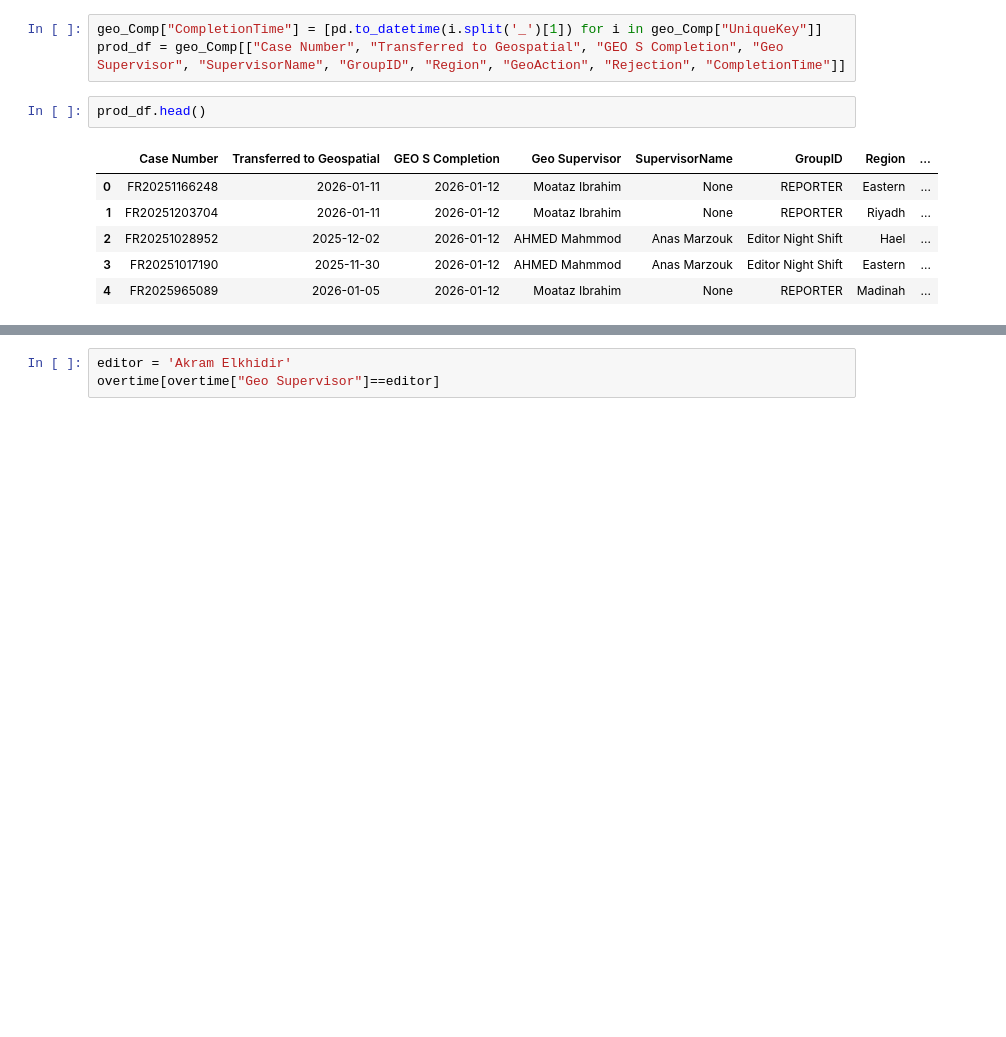
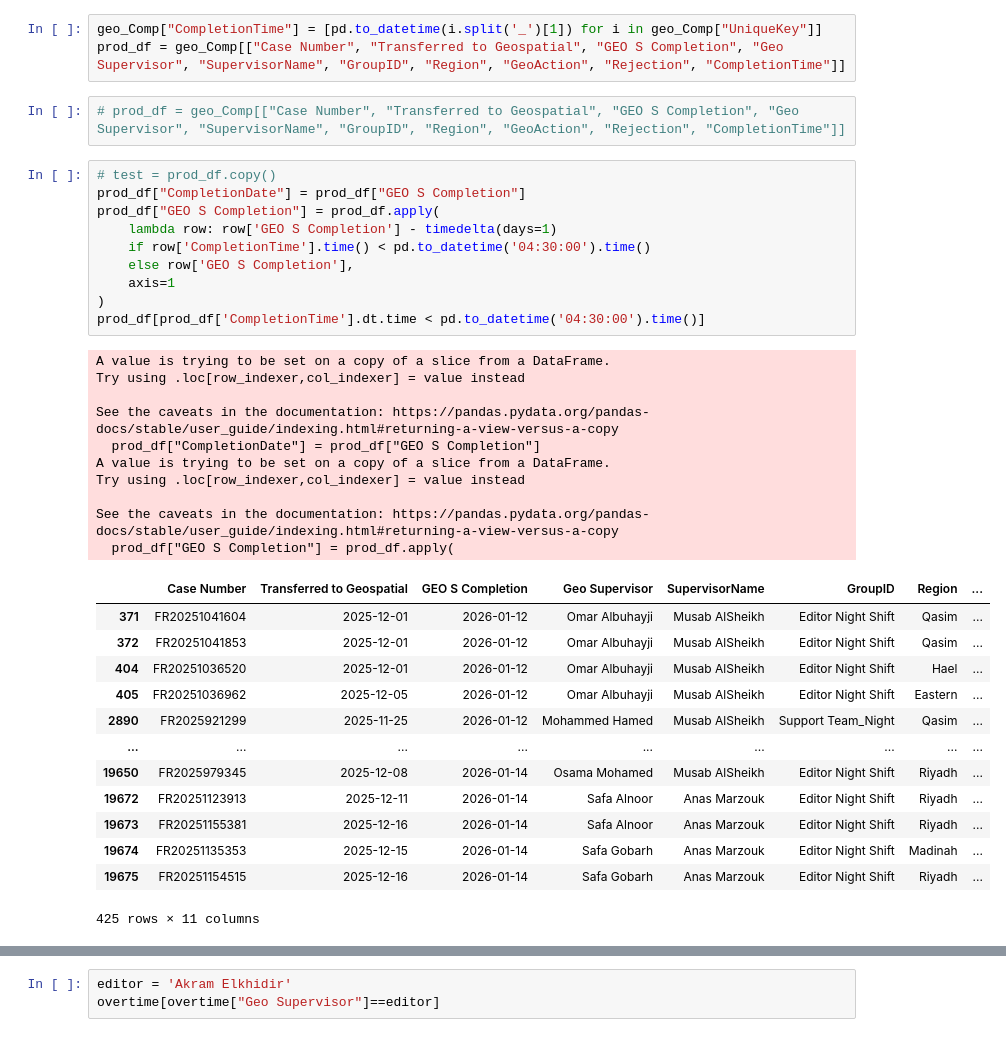
Before and after one commit to AymanSD/Editors-Evaluation, a Jupyter notebook: Evaluation.ipynb, the cells around one changed output, grey strips where cells are left out. Drawn from its saved outputs; the diff is of its cells as text; blank space fills up the shorter version.

```diff
--- a/Evaluation.ipynb
+++ b/Evaluation.ipynb
@@ -831,11 +722,38 @@ geo_Comp = convert_to_date(geo_Comp)
 geo_Comp["CompletionTime"] = [pd.to_datetime(i.split('_')[1]) for i in geo_Comp["UniqueKey"]]
 prod_df = geo_Comp[["Case Number", "Transferred to Geospatial", "GEO S Completion", "Geo Supervisor", "SupervisorName", "GroupID", "Region", "GeoAction", "Rejection", "CompletionTime"]]
 # %%
-prod_df.head()
+# prod_df = geo_Comp[["Case Number", "Transferred to Geospatial", "GEO S Completion", "Geo Supervisor", "SupervisorName", "GroupID", "Region", "GeoAction", "Rejection", "CompletionTime"]]
-# %% [output]
-|  | Case Number | Transferred to Geospatial | GEO S Completion | Geo Supervisor | SupervisorName | GroupID | Region | ... |
-| 0 | FR20251166248 | 2026-01-11 | 2026-01-12 | Moataz Ibrahim | None | REPORTER | Eastern | ... |
-| 1 | FR20251203704 | 2026-01-11 | 2026-01-12 | Moataz Ibrahim | None | REPORTER | Riyadh | ... |
-| 2 | FR20251028952 | 2025-12-02 | 2026-01-12 | AHMED Mahmmod | Anas Marzouk | Editor Night Shift | Hael | ... |
-| 3 | FR20251017190 | 2025-11-30 | 2026-01-12 | AHMED Mahmmod | Anas Marzouk | Editor Night Shift | Eastern | ... |
-| 4 | FR2025965089 | 2026-01-05 | 2026-01-12 | Moataz Ibrahim | None | REPORTER | Madinah | ... |
+# %%
+# test = prod_df.copy()
+prod_df["CompletionDate"] = prod_df["GEO S Completion"]
+prod_df["GEO S Completion"] = prod_df.apply(
+    lambda row: row['GEO S Completion'] - timedelta(days=1)
+    if row['CompletionTime'].time() < pd.to_datetime('04:30:00').time()
+    else row['GEO S Completion'],
+    axis=1
+)
+prod_df[prod_df['CompletionTime'].dt.time < pd.to_datetime('04:30:00').time()]
+# %% [output]
+A value is trying to be set on a copy of a slice from a DataFrame.
+Try using .loc[row_indexer,col_indexer] = value instead
+
+See the caveats in the documentation: https://pandas.pydata.org/pandas-docs/stable/user_guide/indexing.html#returning-a-view-versus-a-copy
+  prod_df["CompletionDate"] = prod_df["GEO S Completion"]
+A value is trying to be set on a copy of a slice from a DataFrame.
+Try using .loc[row_indexer,col_indexer] = value instead
+
+See the caveats in the documentation: https://pandas.pydata.org/pandas-docs/stable/user_guide/indexing.html#returning-a-view-versus-a-copy
+  prod_df["GEO S Completion"] = prod_df.apply(
+|  | Case Number | Transferred to Geospatial | GEO S Completion | Geo Supervisor | SupervisorName | GroupID | Region | ... |
+| 371 | FR20251041604 | 2025-12-01 | 2026-01-12 | Omar Albuhayji | Musab AlSheikh | Editor Night Shift | Qasim | ... |
+| 372 | FR20251041853 | 2025-12-01 | 2026-01-12 | Omar Albuhayji | Musab AlSheikh | Editor Night Shift | Qasim | ... |
+| 404 | FR20251036520 | 2025-12-01 | 2026-01-12 | Omar Albuhayji | Musab AlSheikh | Editor Night Shift | Hael | ... |
+| 405 | FR20251036962 | 2025-12-05 | 2026-01-12 | Omar Albuhayji | Musab AlSheikh | Editor Night Shift | Eastern | ... |
+| 2890 | FR2025921299 | 2025-11-25 | 2026-01-12 | Mohammed Hamed | Musab AlSheikh | Support Team_Night | Qasim | ... |
+| ... | ... | ... | ... | ... | ... | ... | ... | ... |
+| 19650 | FR2025979345 | 2025-12-08 | 2026-01-14 | Osama Mohamed | Musab AlSheikh | Editor Night Shift | Riyadh | ... |
+| 19672 | FR20251123913 | 2025-12-11 | 2026-01-14 | Safa Alnoor | Anas Marzouk | Editor Night Shift | Riyadh | ... |
+| 19673 | FR20251155381 | 2025-12-16 | 2026-01-14 | Safa Alnoor | Anas Marzouk | Editor Night Shift | Riyadh | ... |
+| 19674 | FR20251135353 | 2025-12-15 | 2026-01-14 | Safa Gobarh | Anas Marzouk | Editor Night Shift | Madinah | ... |
+| 19675 | FR20251154515 | 2025-12-16 | 2026-01-14 | Safa Gobarh | Anas Marzouk | Editor Night Shift | Riyadh | ... |
+425 rows × 11 columns
```
Also changed, not shown: parts of 62 cells of this notebook, 5 other files.
